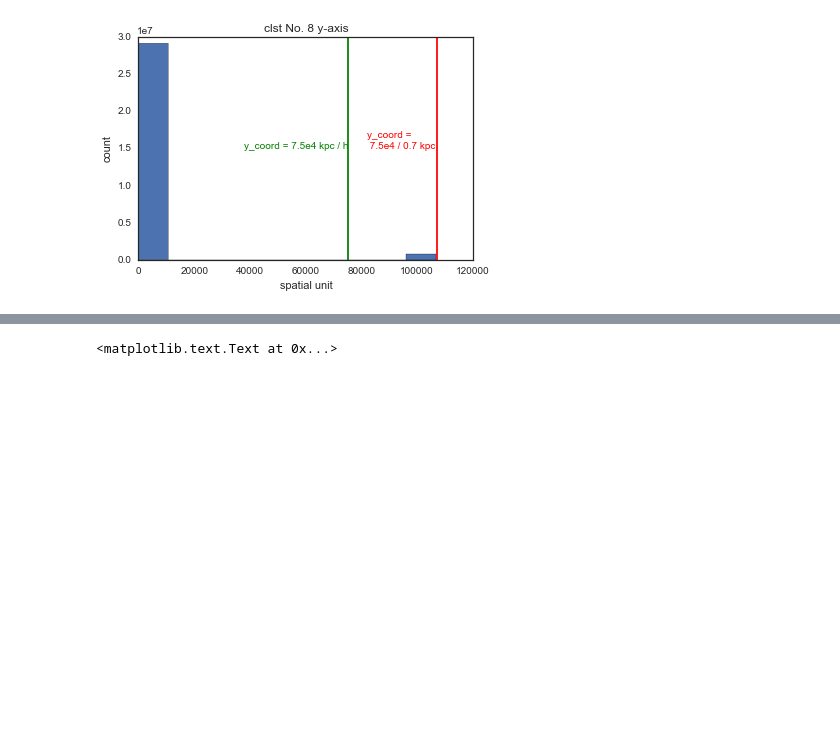
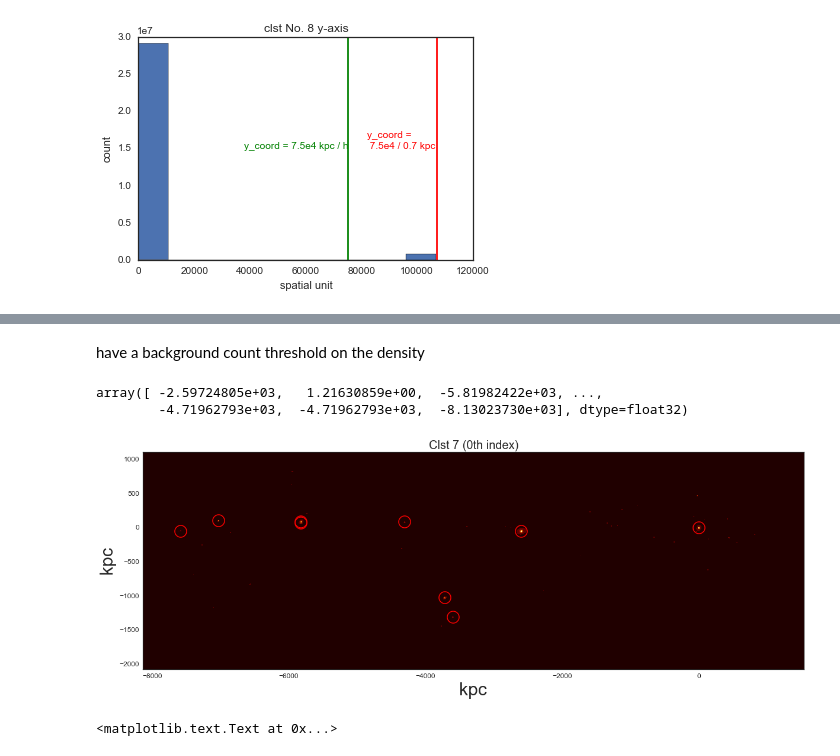
Before and after one commit to karenyyng/galaxy_DM_offset, a Jupyter notebook: code/prototypes/DM_particle_histograms.ipynb, the cells around one changed output, grey strips where cells are left out. Cells and saved outputs as stored; diff of their text form; code cells hidden in the pictures; blank space fills up the shorter version.

Commit message:
peak finding for DM particle histogram seems successful

```diff
--- a/code/prototypes/DM_particle_histograms.ipynb
+++ b/code/prototypes/DM_particle_histograms.ipynb
@@ -12,8 +12,8 @@ IPython.OutputArea.auto_scroll_threshold = 9999;
 import matplotlib.pyplot as plt
 import pandas as pd
 import h5py
-import seaborn as sns
-sns.set_style('white')
+#import seaborn as sns
+#sns.set_style('white')
 # %%
 import statsmodels as sm
 # %%
@@ -120,0 +86,4 @@ plt.contour(fhat["eval_points"][0],
+# %%
+get_KDE.find_peaks_from_py_diff(fhat)
+get_KDE.get_density_weights(fhat)
+peaks_mask = fhat["peaks_dens"] > 0.3
@@ -121,3 +100,28 @@ plt.contour(fhat["eval_points"][0],
+# %% [markdown]
+have a background count threshold on the density
+# %%
+fhat["peaks_xcoords"]
+# %% [output]
+array([ -2.59724805e+03,   1.21630859e+00,  -5.81982422e+03, ...,
+        -4.71962793e+03,  -4.71962793e+03,  -8.13023730e+03], dtype=float32)
+# %%
+plt.figure(figsize=(20, 20))
+plt.axes().set_aspect('equal')
+plt.title("Clst 7 (0th index)", size=20)
+plt.xlabel("kpc", size=30)
+plt.ylabel("kpc", size=30)
+plt.tick_params(labelsize='large')
+
+plt.contourf(fhat["eval_points"][0], fhat["eval_points"][1],
+            fhat["estimate"].transpose(), cmap=plt.cm.afmhot)
+
+for i in np.arange(0, len(fhat["peaks_xcoords"]), 1)[peaks_mask]:
+    plt.plot(fhat["peaks_xcoords"][i], fhat["peaks_ycoords"][i],
+             "ro", fillstyle="none", mew=1.5, ms=20)
+
+#plt.colorbar()
+# %% [output]
+[figure, added]
 # %%
 
 fig = plt.figure(figsize=(8, 8))
```
Also changed, not shown: parts of 10 cells of this notebook, 1 other file.
